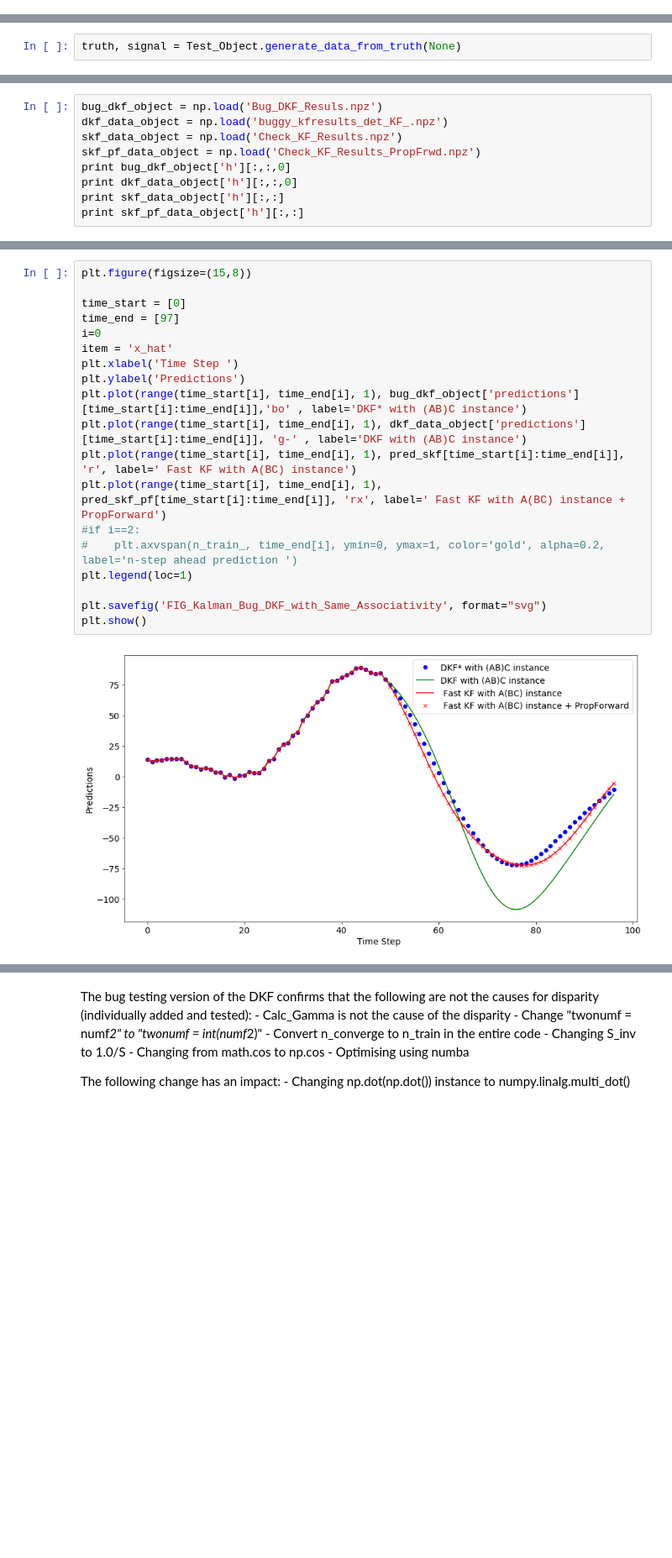
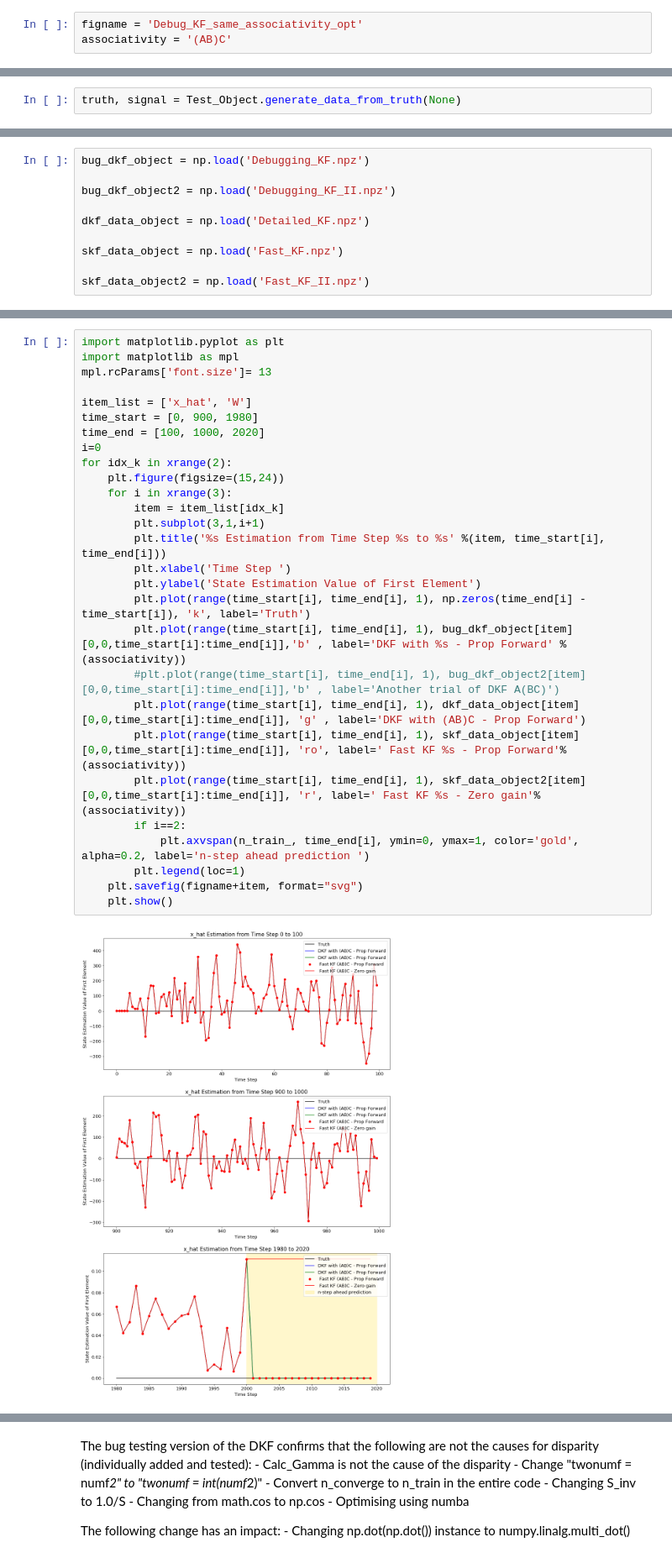
Before and after one commit to riddhisw/predictiveest, a Jupyter notebook: Bug Testing.ipynb, the cells around one changed output, grey strips where cells are left out. Shown at 84% size. Cells and saved outputs as stored; diff of their text form; blank space fills up the shorter version.

Commit message:
Bug testing: replaced recrusive loop with common functions in detailed and fast KF files

```diff
--- a/Bug Testing.ipynb
+++ b/Bug Testing.ipynb
@@ -4,5 +9,8 @@ import kf_standard_bugtesting as skf
 
 from ML_Kalman import Kalman
+# %%
+figname = 'Debug_KF_same_associativity_opt'
+associativity = '(AB)C'
 # %%
 import numpy as np
 
@@ -140,9 +120,10 @@ Check_KF_Results_PropFrwd
 # %%
-bug_dkf_object = np.load('Bug_DKF_Resuls.npz')
-dkf_data_object = np.load('buggy_kfresults_det_KF_.npz')
-skf_data_object = np.load('Check_KF_Results.npz')
-skf_pf_data_object = np.load('Check_KF_Results_PropFrwd.npz')
-print bug_dkf_object['h'][:,:,0]
-print dkf_data_object['h'][:,:,0]
-print skf_data_object['h'][:,:]
-print skf_pf_data_object['h'][:,:]
+bug_dkf_object = np.load('Debugging_KF.npz')
+
+bug_dkf_object2 = np.load('Debugging_KF_II.npz')
+
+dkf_data_object = np.load('Detailed_KF.npz')
+
+skf_data_object = np.load('Fast_KF.npz')
+
+skf_data_object2 = np.load('Fast_KF_II.npz')
@@ -187,21 +163,30 @@ array([  1.39972259e+01,   1.24523500e+01,   1.33961651e+01,
 # %%
-plt.figure(figsize=(15,8))
+import matplotlib.pyplot as plt
+import matplotlib as mpl
+mpl.rcParams['font.size']= 13
 
-time_start = [0]
-time_end = [97]
+item_list = ['x_hat', 'W']
+time_start = [0, 900, 1980]
+time_end = [100, 1000, 2020]
 i=0
-item = 'x_hat'
-plt.xlabel('Time Step ')
-plt.ylabel('Predictions')
-plt.plot(range(time_start[i], time_end[i], 1), bug_dkf_object['predictions'][time_start[i]:time_end[i]],'bo' , label='DKF* with (AB)C instance')
-plt.plot(range(time_start[i], time_end[i], 1), dkf_data_object['predictions'][time_start[i]:time_end[i]], 'g-' , label='DKF with (AB)C instance')
-plt.plot(range(time_start[i], time_end[i], 1), pred_skf[time_start[i]:time_end[i]], 'r', label=' Fast KF with A(BC) instance')
-plt.plot(range(time_start[i], time_end[i], 1), pred_skf_pf[time_start[i]:time_end[i]], 'rx', label=' Fast KF with A(BC) instance + PropForward')
-#if i==2:
-#    plt.axvspan(n_train_, time_end[i], ymin=0, ymax=1, color='gold', alpha=0.2, label='n-step ahead prediction ')
-plt.legend(loc=1)
-
-plt.savefig('FIG_Kalman_Bug_DKF_with_Same_Associativity', format="svg")
-plt.show()
+for idx_k in xrange(2):
+    plt.figure(figsize=(15,24))
+    for i in xrange(3):
+        item = item_list[idx_k]
+        plt.subplot(3,1,i+1)
+        plt.title('%s Estimation from Time Step %s to %s' %(item, time_start[i], time_end[i]))
+        plt.xlabel('Time Step ')
+        plt.ylabel('State Estimation Value of First Element')
+        plt.plot(range(time_start[i], time_end[i], 1), np.zeros(time_end[i] - time_start[i]), 'k', label='Truth')
+        plt.plot(range(time_start[i], time_end[i], 1), bug_dkf_object[item][0,0,time_start[i]:time_end[i]],'b' , label='DKF with %s - Prop Forward' %(associativity))
+        #plt.plot(range(time_start[i], time_end[i], 1), bug_dkf_object2[item][0,0,time_start[i]:time_end[i]],'b' , label='Another trial of DKF A(BC)')
+        plt.plot(range(time_start[i], time_end[i], 1), dkf_data_object[item][0,0,time_start[i]:time_end[i]], 'g' , label='DKF with (AB)C - Prop Forward')
+        plt.plot(range(time_start[i], time_end[i], 1), skf_data_object[item][0,0,time_start[i]:time_end[i]], 'ro', label=' Fast KF %s - Prop Forward'%(associativity))
+        plt.plot(range(time_start[i], time_end[i], 1), skf_data_object2[item][0,0,time_start[i]:time_end[i]], 'r', label=' Fast KF %s - Zero gain'%(associativity))
+        if i==2:
+            plt.axvspan(n_train_, time_end[i], ymin=0, ymax=1, color='gold', alpha=0.2, label='n-step ahead prediction ')
+        plt.legend(loc=1)
+    plt.savefig(figname+item, format="svg")
+    plt.show()
 # %% [output]
-[figure, old version]
+[figure, new version]
```
Also changed, not shown: parts of 20 cells of this notebook, 8 other files.
